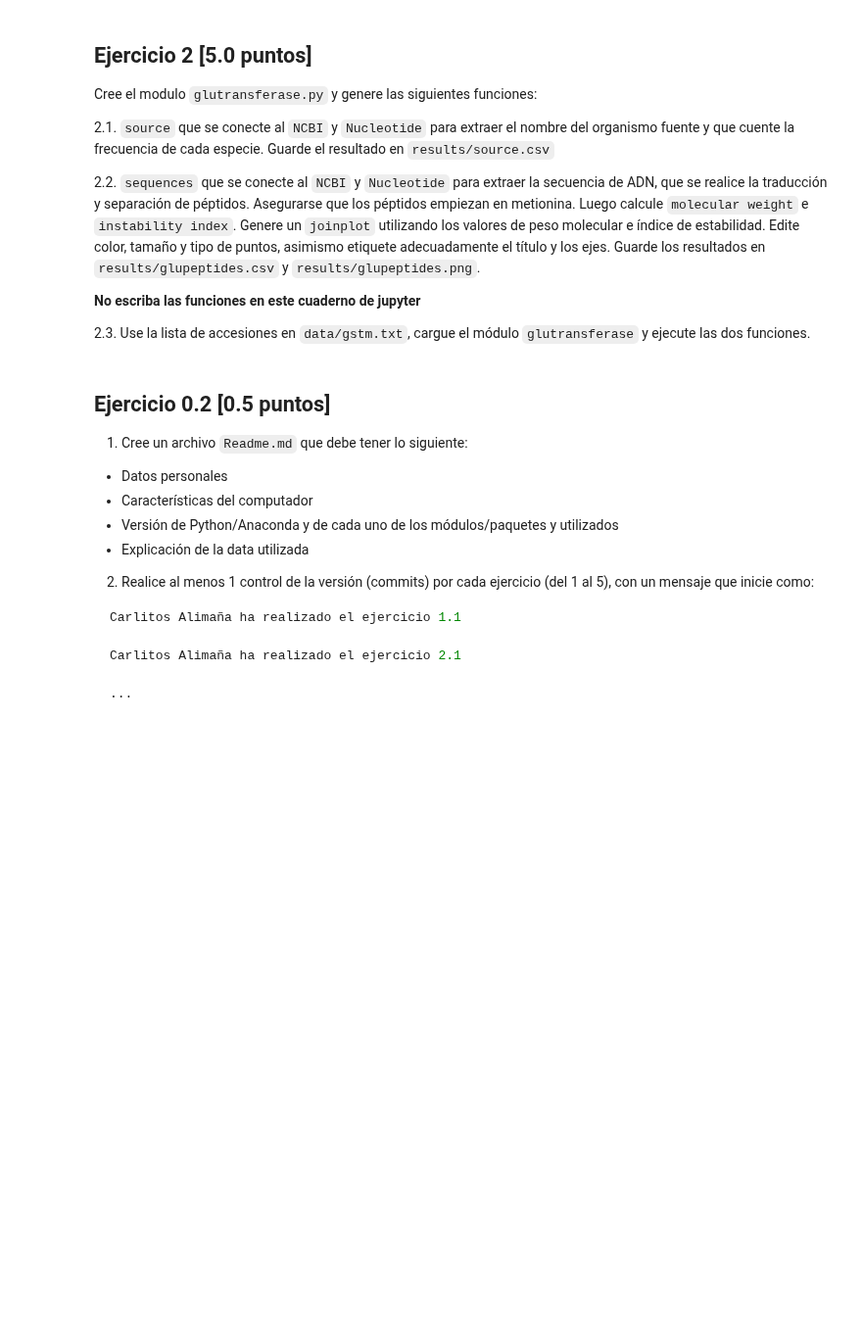
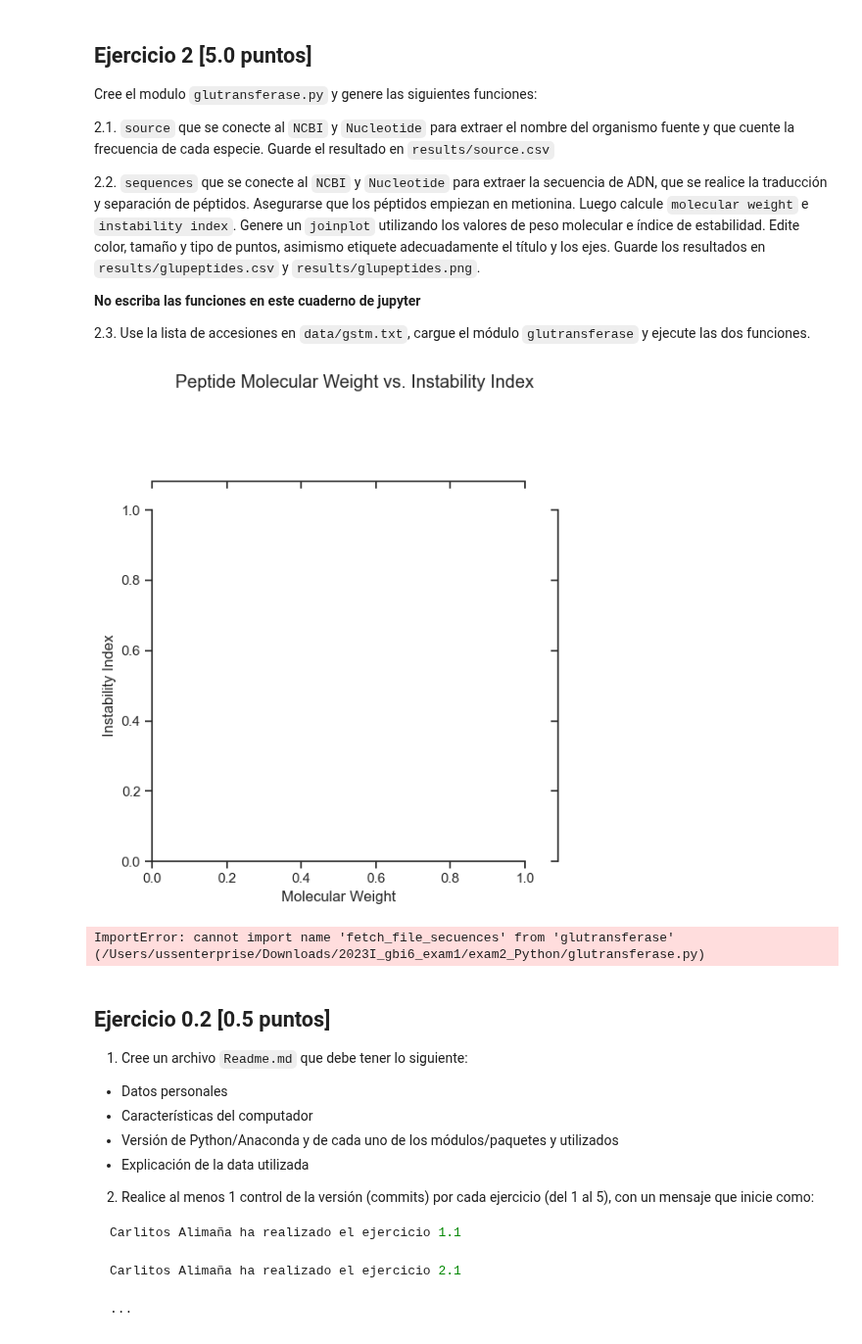
Before and after one commit to ronaldsoft/2023I_gbi6_exam1, a Jupyter notebook: exam2_Python/2023I_Ex2_Python.ipynb, the cells around one changed output. Shown at 98% size. Saved outputs shown, nothing was run; the diff lists cells and outputs as text; code cells hidden in the pictures; blank space fills up the shorter version.

Commit message:
Ronald Rivera ha realizado el ejercicio 2.2, 2.3

```diff
--- a/exam2_Python/2023I_Ex2_Python.ipynb
+++ b/exam2_Python/2023I_Ex2_Python.ipynb
@@ -92,22 +92,46 @@ save_results(sequence_info, species_count)
 # Resultado en la carpeta results
 # %%
 # Escriba aquí su código para el ejercicio 2.2
-from glutransferase import fetch_sequences, translate_sequences, filter_peptides, calculate_properties, generate_plot, save_results_filter
+from glutransferase import fetch_sequences, translate_sequences, calculate_properties, generate_plot, save_results_filter
 
 # Obtener las secuencias de ADN
-sequences = fetch_sequences('Ilex guayusa','ronald.rivera@est.ikiam.edu.ec')
+sequences = fetch_sequences('Vanilla','ronald.rivera@est.ikiam.edu.ec')
 
 # Traducción de las secuencias a péptidos
 peptides = translate_sequences(sequences)
 
 # Calcular el peso molecular de los péptidos
 weights = calculate_properties(peptides)
 
 # Generar el gráfico de dispersión
 generate_plot(weights, 'results/glupeptides.png')
 
 # Guardar los resultados en un archivo CSV
 save_results_filter(weights,'results/glupeptides.csv')
+# %% [output]
+[figure, added]
+# %%
+# Escriba aquí su código para el ejercicio 2.2
+from glutransferase import fetch_file_secuences, translate_sequences, calculate_properties, generate_plot, save_results_filter
+
+file_path = 'data/gstm.txt'
+
+# llamar una secuencia de archivos
+sequences = fetch_file_secuences(file_path,'ronald.rivera@est.ikiam.edu.ec')
+
+# Traducción de las secuencias a péptidos
+peptides = translate_sequences(sequences)
+
+# Calcular el peso molecular de los péptidos
+weights = calculate_properties(peptides)
+
+# Generar el gráfico de dispersión
+generate_plot(weights, 'results/glupeptides.png')
+
+# Guardar los resultados en un archivo CSV
+save_results_filter(weights,'results/glupeptides.csv')
+# %% [output]
+ImportError: cannot import name 'fetch_file_secuences' from 'glutransferase' (/Users/ussenterprise/Downloads/2023I_gbi6_exam1/exam2_Python/glutransferase.py)
 # %% [markdown]
 ## Ejercicio 0.2 [0.5 puntos]
 
```
Also changed, not shown: parts of 1 cell of this notebook, 3 other files.
